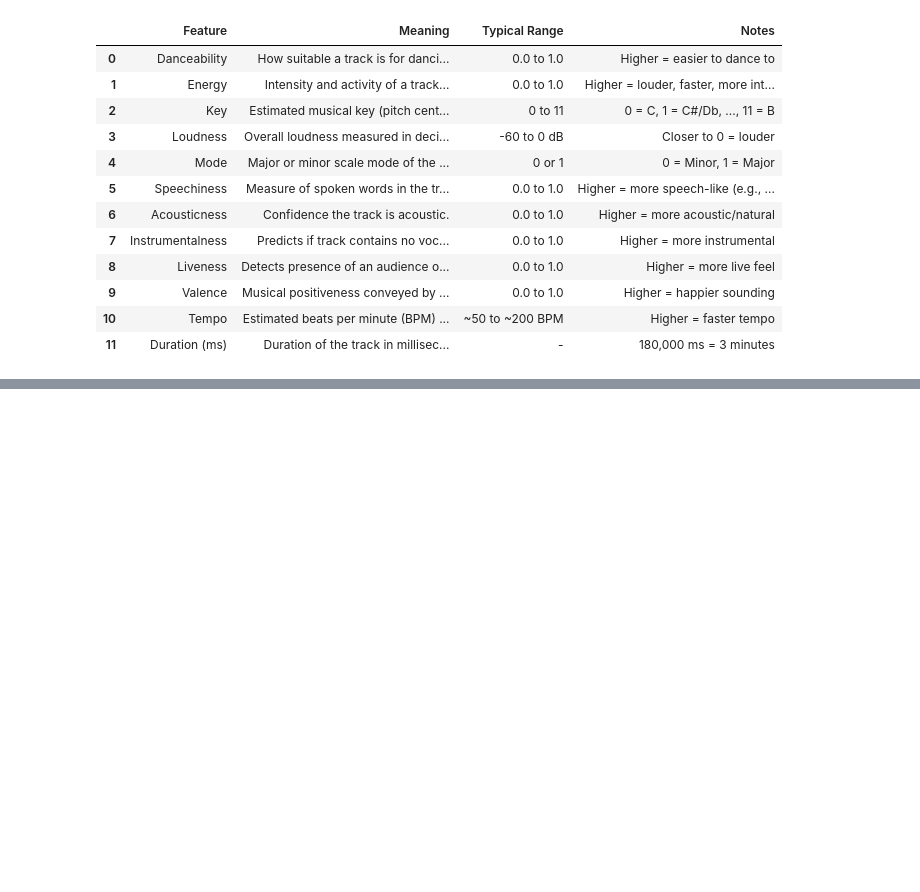
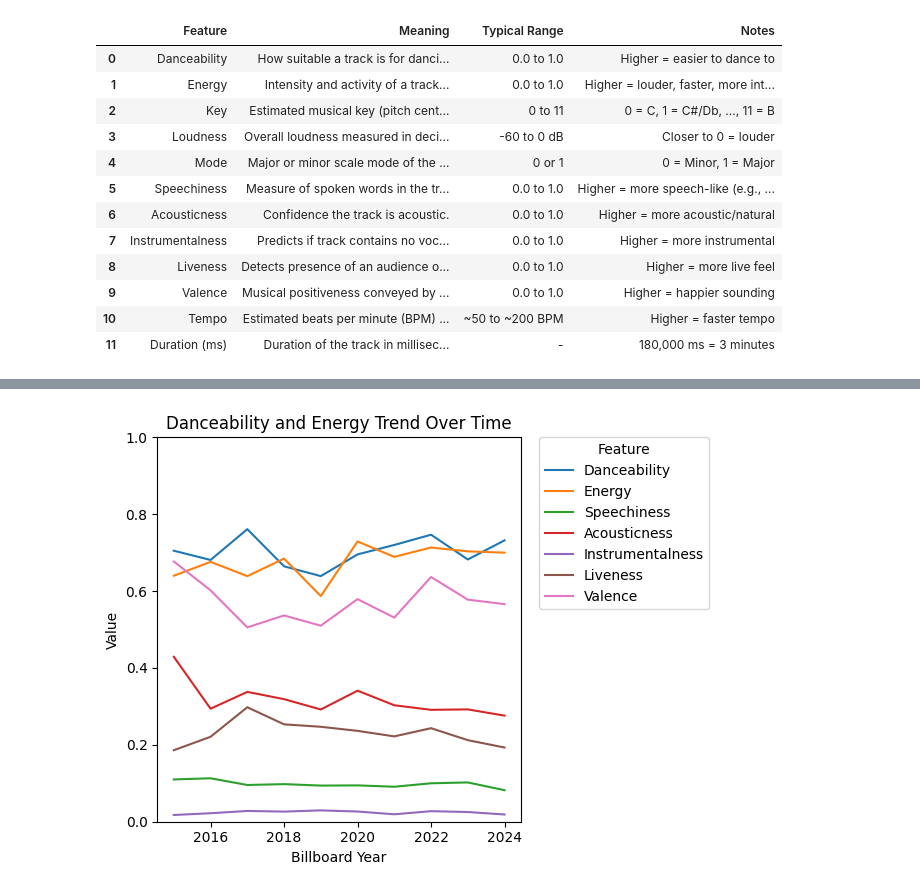
Before and after one commit to gauri-bhasin/310-Group-Project, a Jupyter notebook: notebooks/songs-breakdown.ipynb, the cells around one changed output, grey strips where cells are left out. Drawn from its saved outputs; the diff is of its cells as text; code cells hidden in the pictures; blank space fills up the shorter version.

Commit message:
data viz

```diff
--- a/notebooks/songs-breakdown.ipynb
+++ b/notebooks/songs-breakdown.ipynb
@@ -74,0 +48,8 @@ trial1_df #without billboard year
+# %%
+scaled_only_df = trial2_df.drop(columns=['Song Title', 'Artist', 'Key', 'Loudness', 'Tempo','Duration (ms)', "Mode"])
+# scaled_only_df
+# %%
+# Melting the dataframe
+melted_df = scaled_only_df.melt(id_vars='Billboard Year', value_vars=['Danceability', 'Energy', 'Speechiness', 'Acousticness',
+       'Instrumentalness', 'Liveness', 'Valence'],
+                           var_name='Feature', value_name='Value')
@@ -74,0 +59,20 @@ trial1_df #without billboard year
+# %%
+sns.lineplot(data=melted_df, x='Billboard Year', y='Value', hue='Feature',errorbar=None)
+
+# Add title, limits, and show
+plt.title('Danceability and Energy Trend Over Time')
+plt.ylim(0, 1)
+plt.legend(title='Feature')
+
+# Move legend outside the plot
+plt.legend(title='Feature', bbox_to_anchor=(1.05, 1), loc='upper left', borderaxespad=0.)
+
+# Remove the "bubble" (legend frame)
+# plt.legend(frameon=False)
+
+# Adjust layout to fit the legend
+plt.tight_layout()
+
+plt.show()
+# %% [output]
+[figure, added]
```
Also changed, not shown: parts of 7 cells of this notebook.
